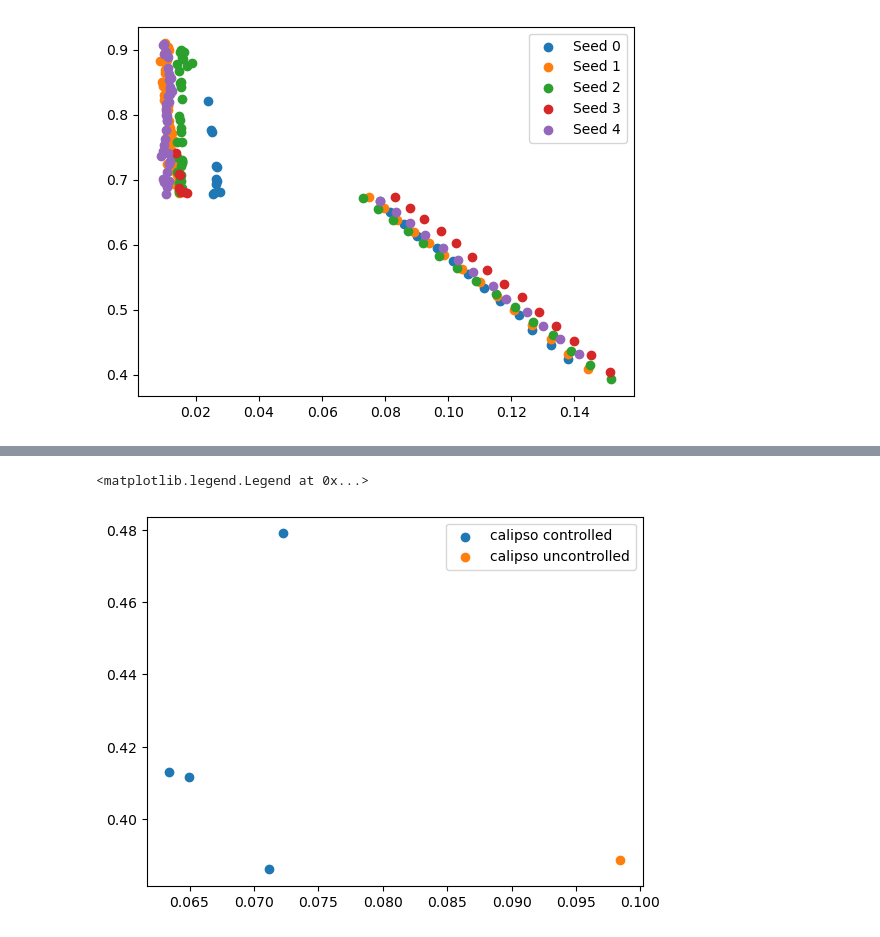
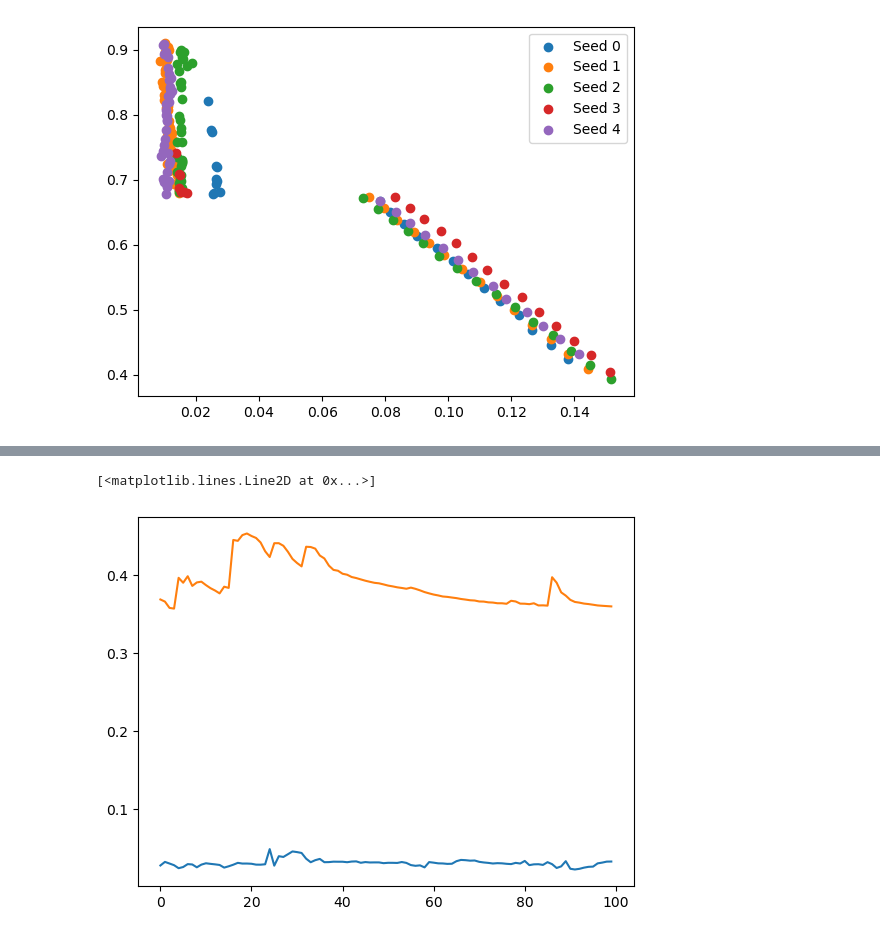
Before and after one commit to Zyxleo123/calibrated-quantile-uq, a Jupyter notebook: test.ipynb, the cells around one changed output, grey strips where cells are left out. Drawn from its saved outputs; the diff is of its cells as text; code cells hidden in the pictures.

```diff
--- a/test.ipynb
+++ b/test.ipynb
@@ -293,11 +173,14 @@ plt.legend()
 # %%
 from plots.plot_utils import load_pickle
-calipso_pkl = 'boston_losscalipso_ens1_bootFalse_resFalse_lnFalse_bnFalse_dr0.0_lr0.001_bs64_nl1_hs32_0.pkl'
-calipso_data = load_pickle(calipso_pkl)
+
+pkl_calipso = 'boston_losscalipso_ens1_bootFalse_resFalse_lnFalse_bnFalse_dr0.0_lr0.001_bs64_nl1_hs32_0.pkl'
+data_cailpso = load_pickle(pkl_calipso)
+
 import matplotlib.pyplot as plt
-plt.scatter(calipso_data['te_ece_controlled'], calipso_data['te_sharp_score_controlled'], label='calipso controlled')
-plt.scatter(calipso_data['te_ece'], calipso_data['te_sharp_score'], label='calipso uncontrolled')
-plt.legend()
+
+# plt.scatter(data_cailpso['va_ece_controlled'], data_cailpso['va_sharp_score_controlled'], label='calipso', marker='D', color='blue', s=50)
+plt.plot(data_cailpso['va_ece_list'], label='calipso')
+plt.plot(data_cailpso['va_sharp_list'], label='calipso sharpness')
 # %% [output]
-<matplotlib.legend.Legend at 0x...>
+[<matplotlib.lines.Line2D at 0x...>]
-[figure, old version]
+[figure, new version]
```
Also changed, not shown: parts of 29 cells of this notebook, 2 other files.
